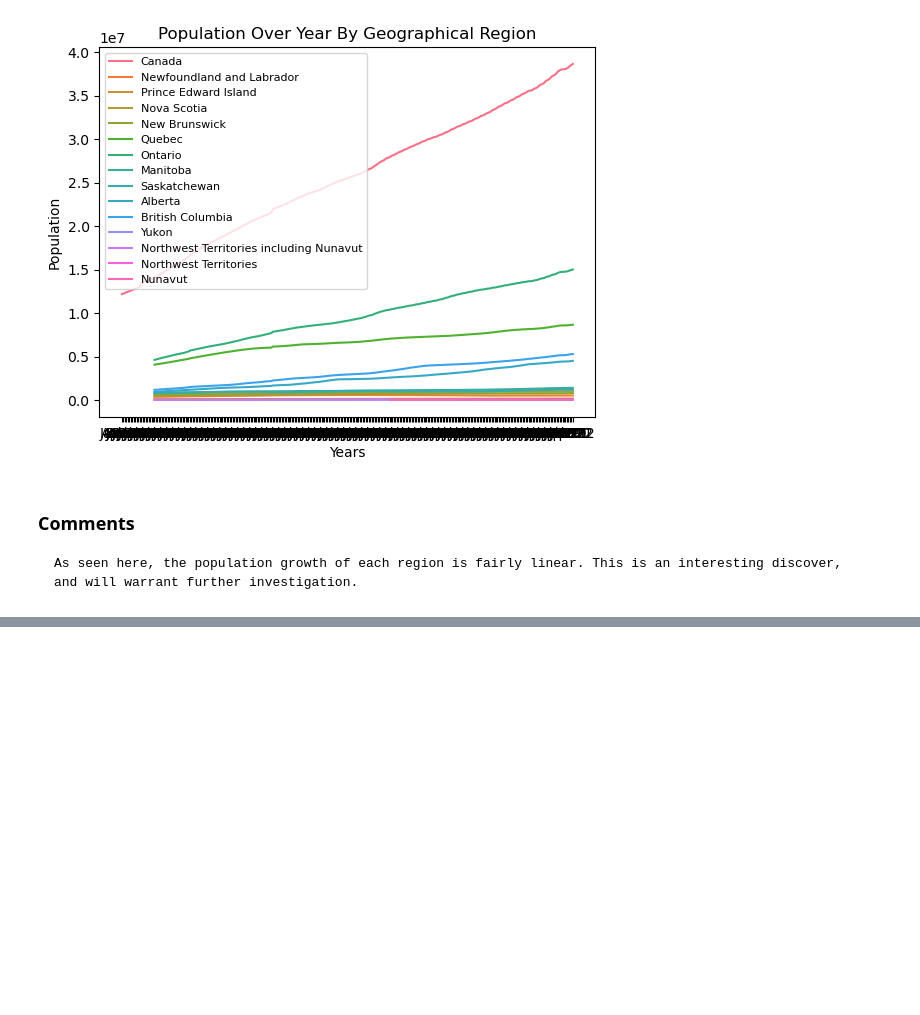
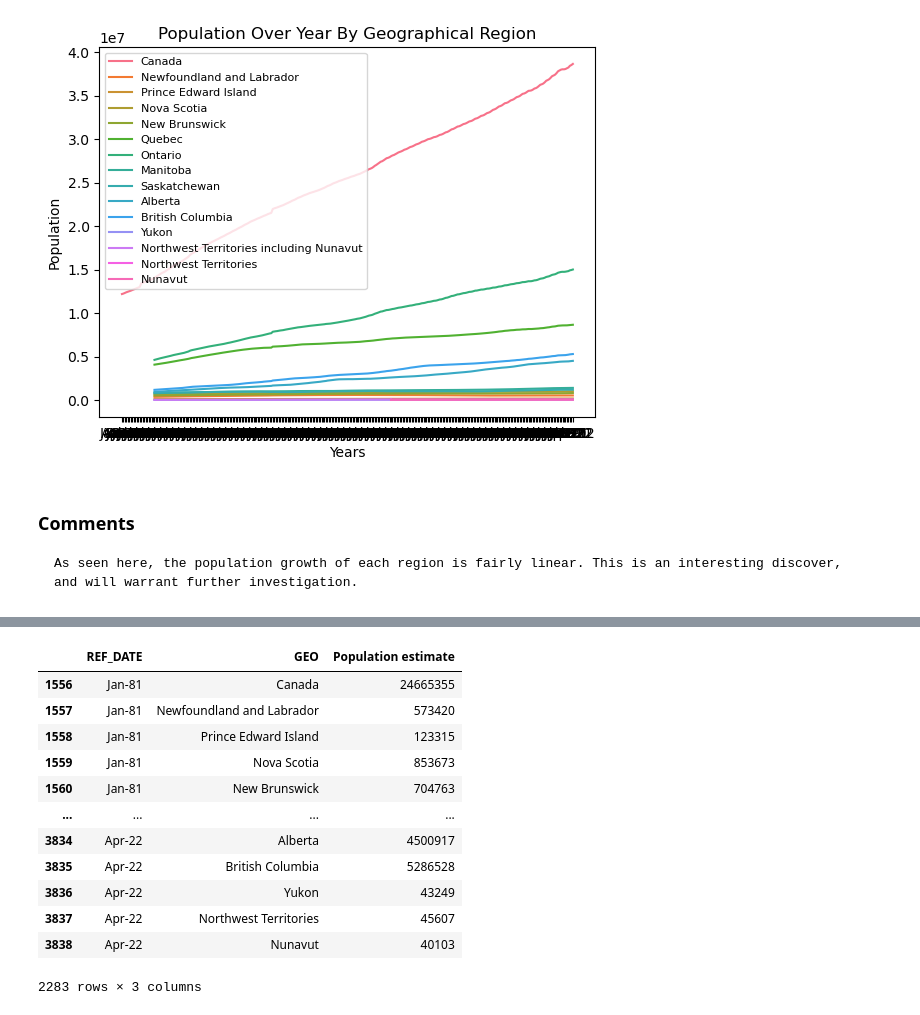
Before and after one commit to ubco-W2022T1-cosc301/group13, a Jupyter notebook: notebooks/analysis3.ipynb, the cells around one changed output, grey strips where cells are left out. Saved outputs shown, nothing was run; the diff lists cells and outputs as text; code cells hidden in the pictures; blank space fills up the shorter version.

```diff
--- a/notebooks/analysis3.ipynb
+++ b/notebooks/analysis3.ipynb
@@ -136,0 +181,17 @@ plt.legend(fontsize='8')
+# %%
+cleaned_popData = cleaning_popData.iloc[1556:]
+cleaned_popData
+# %% [output]
+|  | REF_DATE | GEO | Population estimate |
+| 1556 | Jan-81 | Canada | 24665355 |
+| 1557 | Jan-81 | Newfoundland and Labrador | 573420 |
+| 1558 | Jan-81 | Prince Edward Island | 123315 |
+| 1559 | Jan-81 | Nova Scotia | 853673 |
+| 1560 | Jan-81 | New Brunswick | 704763 |
+| ... | ... | ... | ... |
+| 3834 | Apr-22 | Alberta | 4500917 |
+| 3835 | Apr-22 | British Columbia | 5286528 |
+| 3836 | Apr-22 | Yukon | 43249 |
+| 3837 | Apr-22 | Northwest Territories | 45607 |
+| 3838 | Apr-22 | Nunavut | 40103 |
+2283 rows × 3 columns
```
Also changed, not shown: parts of 6 cells of this notebook, 3 other files.
